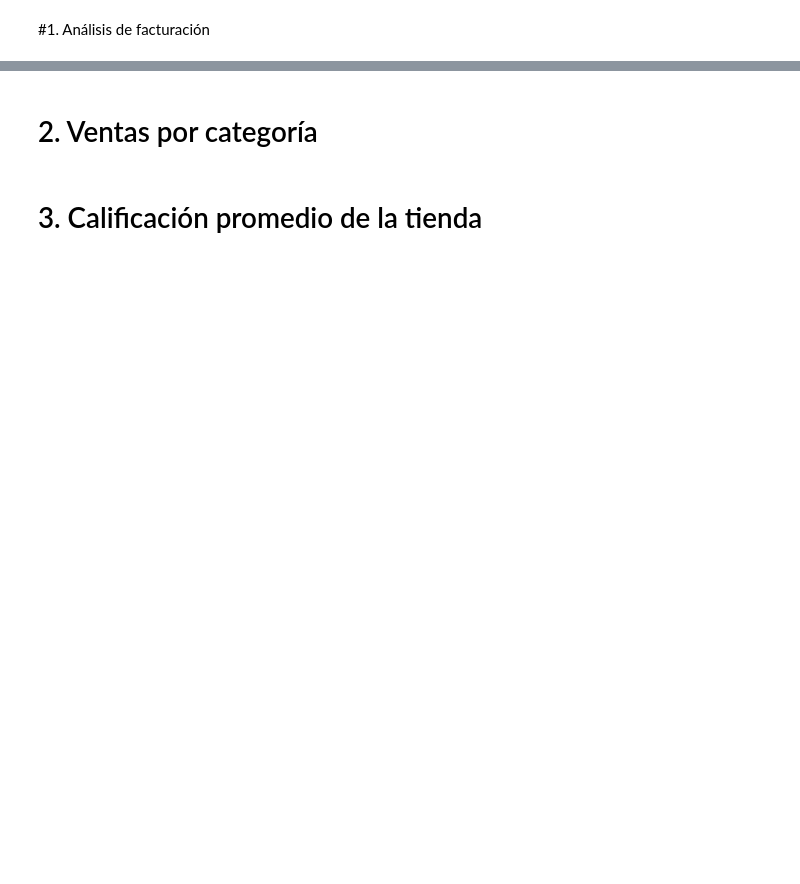
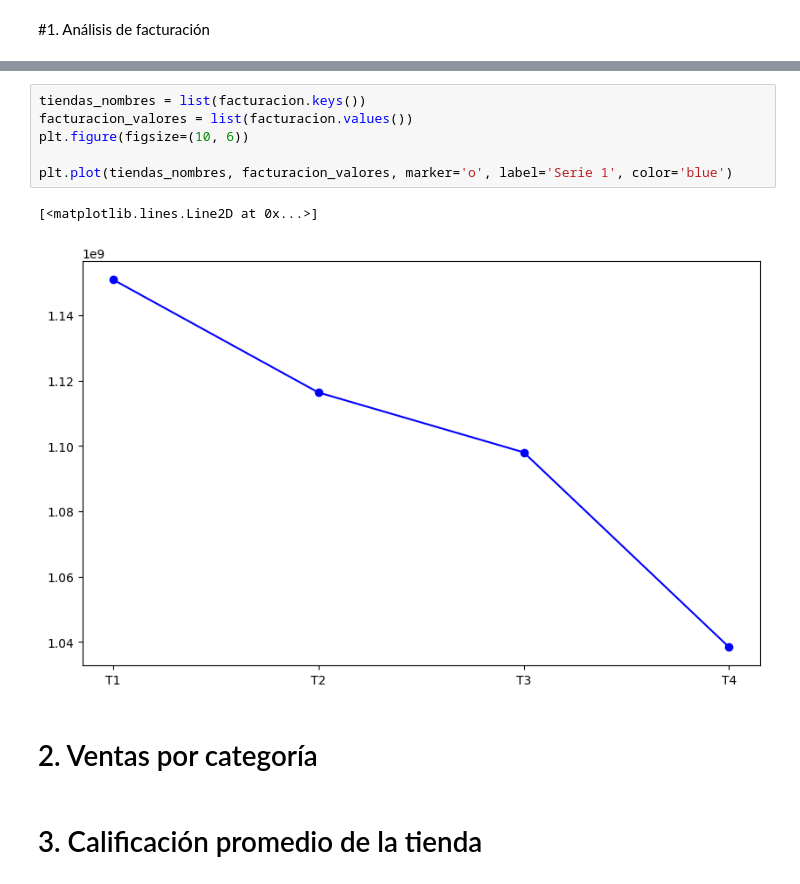
Before and after one commit to jhonfabrizio/challenge1-data-science-latam, a Jupyter notebook: AluraStoreLatam.ipynb, the cells around one changed output, grey strips where cells are left out. Cells and saved outputs as stored; diff of their text form; blank space fills up the shorter version.

```diff
--- a/AluraStoreLatam.ipynb
+++ b/AluraStoreLatam.ipynb
@@ -94,6 +99,15 @@ T = Tienda
 {'T1': 1150880400, 'T2': 1116343500, 'T3': 1098019600, 'T4': 1038375700}
 {'T3': 4.048325561678677, 'T2': 4.037303942348453, 'T4': 3.9957591178965224, 'T1': 3.976685036032217}
 {'T1': 26018.60958033065, 'T2': 25216.235693090293, 'T3': 24805.680373039424, 'T4': 23459.457167090754}
+# %%
+tiendas_nombres = list(facturacion.keys())
+facturacion_valores = list(facturacion.values())
+plt.figure(figsize=(10, 6))
+
+plt.plot(tiendas_nombres, facturacion_valores, marker='o', label='Serie 1', color='blue')
+# %% [output]
+[<matplotlib.lines.Line2D at 0x...>]
+[figure, added]
 # %% [markdown]
 # 2. Ventas por categoría
 # %% [markdown]
```
Also changed, not shown: parts of 3 cells of this notebook.
